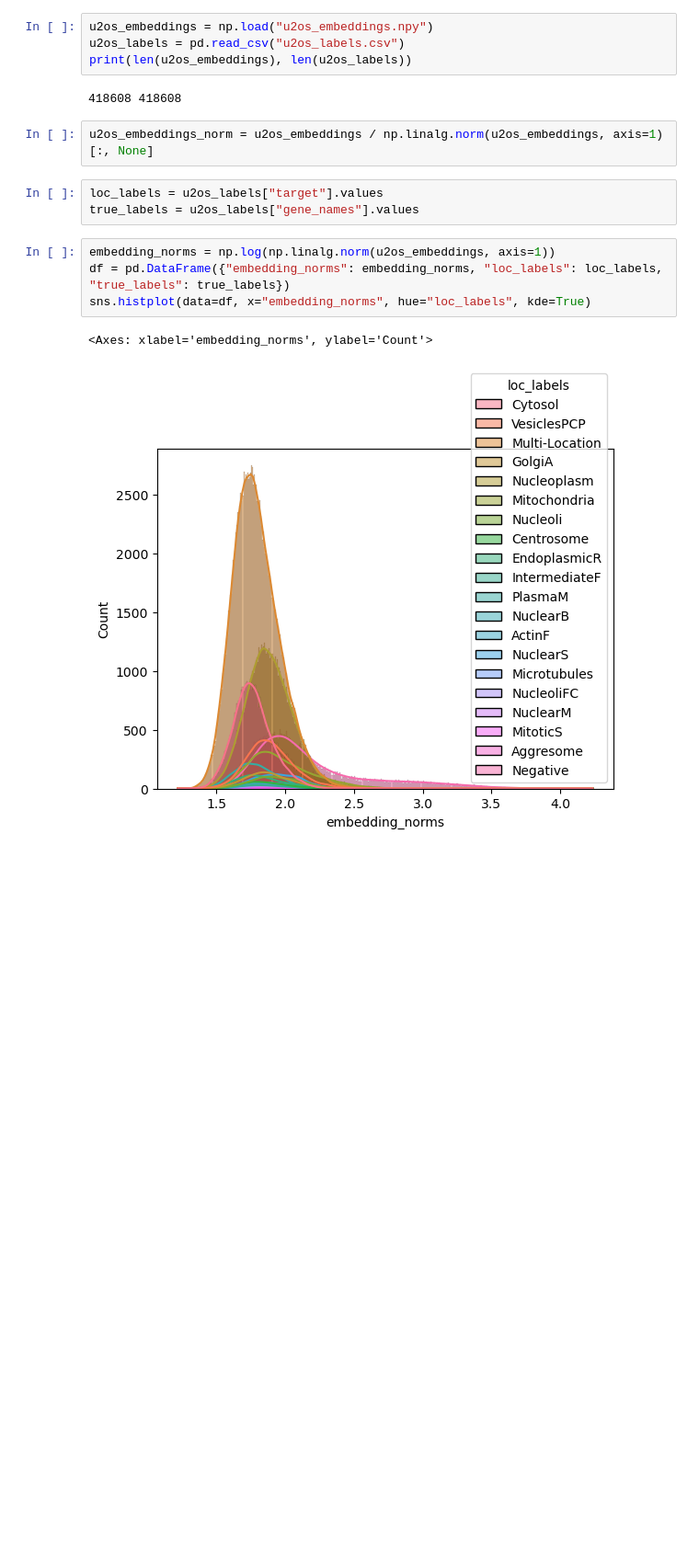
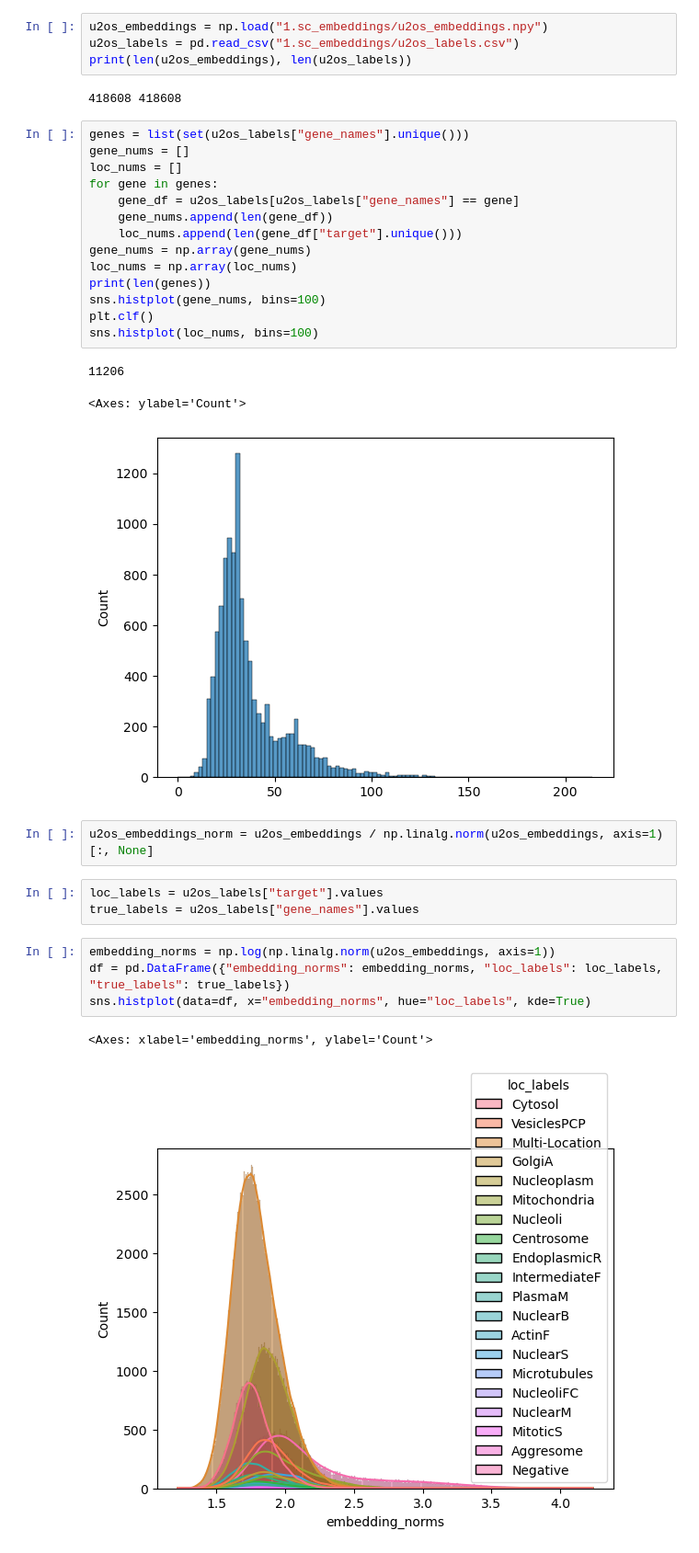
Before and after one commit to ishan-gaur/sc-music, a Jupyter notebook: sc_embeddings.ipynb, the cells around one changed output. Shown: that part at 92% size. Cells and saved outputs as stored; diff of their text form; blank space fills up the shorter version.

```diff
--- a/sc_embeddings.ipynb
+++ b/sc_embeddings.ipynb
@@ -201,11 +201,29 @@ from umap import UMAP
 import matplotlib.pyplot as plt
 import seaborn as sns
 # %%
-u2os_embeddings = np.load("u2os_embeddings.npy")
-u2os_labels = pd.read_csv("u2os_labels.csv")
+u2os_embeddings = np.load("1.sc_embeddings/u2os_embeddings.npy")
+u2os_labels = pd.read_csv("1.sc_embeddings/u2os_labels.csv")
 print(len(u2os_embeddings), len(u2os_labels))
 # %% [output]
 418608 418608
+# %%
+genes = list(set(u2os_labels["gene_names"].unique()))
+gene_nums = []
+loc_nums = []
+for gene in genes:
+    gene_df = u2os_labels[u2os_labels["gene_names"] == gene]
+    gene_nums.append(len(gene_df))
+    loc_nums.append(len(gene_df["target"].unique()))
+gene_nums = np.array(gene_nums)
+loc_nums = np.array(loc_nums)
+print(len(genes))
+sns.histplot(gene_nums, bins=100)
+plt.clf()
+sns.histplot(loc_nums, bins=100)
+# %% [output]
+11206
+<Axes: ylabel='Count'>
+[figure, added]
 # %%
 u2os_embeddings_norm = u2os_embeddings / np.linalg.norm(u2os_embeddings, axis=1)[:, None]
 # %%
```
Also changed, not shown: 4 other files.
